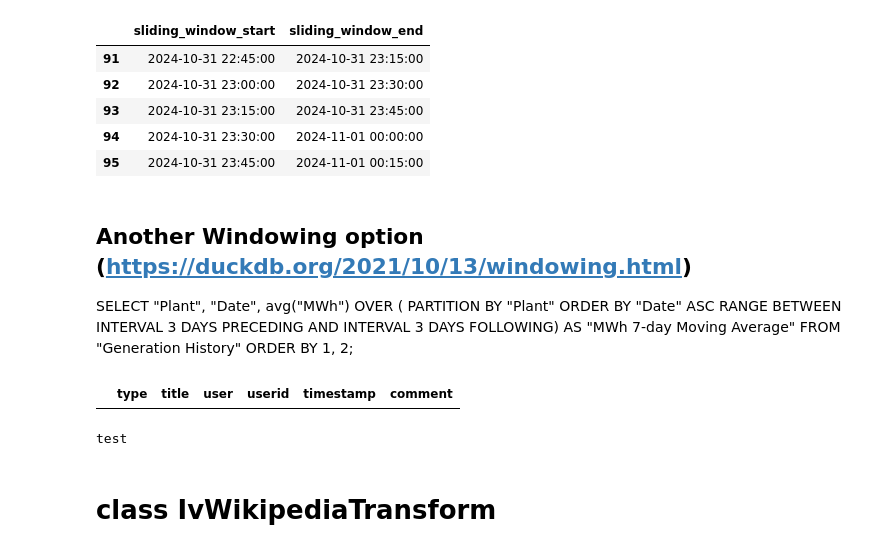
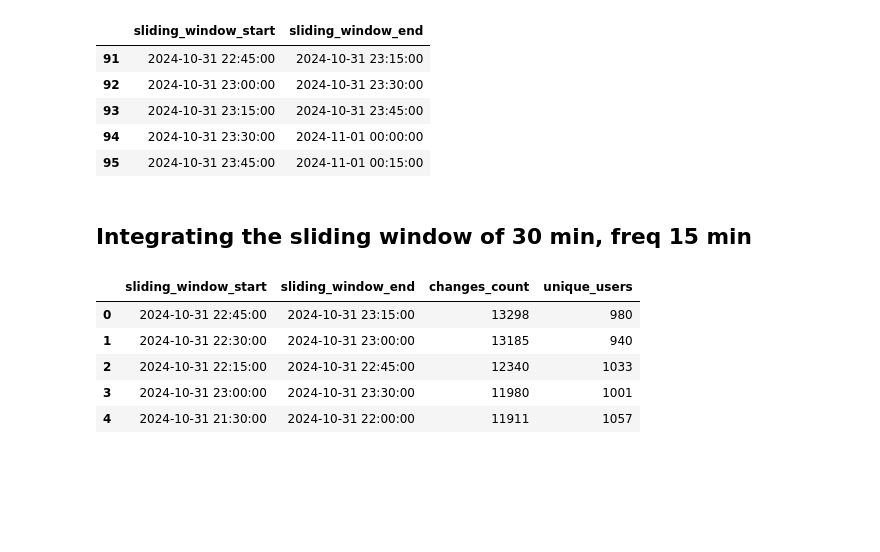
Before and after one commit to atsushisaijo/iv-wikipedia-analytics, a Jupyter notebook: notebooks/target data exploration.ipynb, the cells around one changed output. Saved outputs shown, nothing was run; the diff lists cells and outputs as text; code cells hidden in the pictures; blank space fills up the shorter version.

```diff
--- a/notebooks/target data exploration.ipynb
+++ b/notebooks/target data exploration.ipynb
@@ -167,5 +248,4 @@ conn = duckdb.connect(db_path)
 # %%
 # check total count of records
-count = conn.execute("SELECT COUNT(*) FROM iv.wiki_edits").fetchone()[0]
-logger.info(f"Total records in DuckDB after insertion: {count}")
+conn.execute("SELECT COUNT(*) FROM iv.wiki_edits").df().head()
 # %% [output]
@@ -286,15 +367,43 @@ conn.execute("""
 | 93 | 2024-10-31 23:15:00 | 2024-10-31 23:45:00 |
 | 94 | 2024-10-31 23:30:00 | 2024-11-01 00:00:00 |
 | 95 | 2024-10-31 23:45:00 | 2024-11-01 00:15:00 |
-# %% [markdown]
-## Another Windowing option (https://duckdb.org/2021/10/13/windowing.html)
-SELECT "Plant", "Date",
-    avg("MWh") OVER (
-        PARTITION BY "Plant"
-        ORDER BY "Date" ASC
-        RANGE BETWEEN INTERVAL 3 DAYS PRECEDING
-                  AND INTERVAL 3 DAYS FOLLOWING)
-        AS "MWh 7-day Moving Average"
-FROM "Generation History"
-ORDER BY 1, 2;
+# %% [markdown]
+## Integrating the sliding window of 30 min, freq 15 min
+# %%
+conn.execute("""with timeseries_base as(
+                    select
+                        sliding_window_start,
+                        --add 30 minutes of length
+                        sliding_window_start + interval '30 minutes' as sliding_window_end
+                    from (
+                        -- generate starting time-series, sliding 15 minutes
+                        select
+                        CAST('2024-10-31' AS TIMESTAMP)
+                            -- interval 'x minutes', handled similarly to timedelta in python
+                            + (INTERVAL '15 minutes' * timeseries) AS sliding_window_start
+
+                        FROM range(96) AS t(timeseries)
+                        -- Generate 96 values (0 to 95): 24 hours * 4 (15 minutes)
+                        -- t() is table alias in DuckDB
+                        )
+                )
+                select
+                ts.sliding_window_start,
+                ts.sliding_window_end,
+                count(*) as changes_count,
+                count(distinct we.user) as unique_users
+                from timeseries_base as ts  --timeseries
+                left join iv.wiki_edits as we  --wiki edit
+                    on we.timestamp >= ts.sliding_window_start
+                    and we.timestamp < ts.sliding_window_end
+                group by 1, 2
+                order by changes_count desc
+             """).df().head()
+# %% [output]
+|  | sliding_window_start | sliding_window_end | changes_count | unique_users |
+| 0 | 2024-10-31 22:45:00 | 2024-10-31 23:15:00 | 13298 | 980 |
+| 1 | 2024-10-31 22:30:00 | 2024-10-31 23:00:00 | 13185 | 940 |
+| 2 | 2024-10-31 22:15:00 | 2024-10-31 22:45:00 | 12340 | 1033 |
+| 3 | 2024-10-31 23:00:00 | 2024-10-31 23:30:00 | 11980 | 1001 |
+| 4 | 2024-10-31 21:30:00 | 2024-10-31 22:00:00 | 11911 | 1057 |
 # %%
@@ -304,11 +412,0 @@ select * from iv.wiki_edits
-# %%
-result.head()
-# %% [output]
-|  | type | title | user | userid | timestamp | comment |
-# %%
-import time
-time.sleep(2)
-# %% [output]
-test
-# %% [markdown]
-# class IvWikipediaTransform
```
Also changed, not shown: parts of 25 cells of this notebook, 7 other files.
